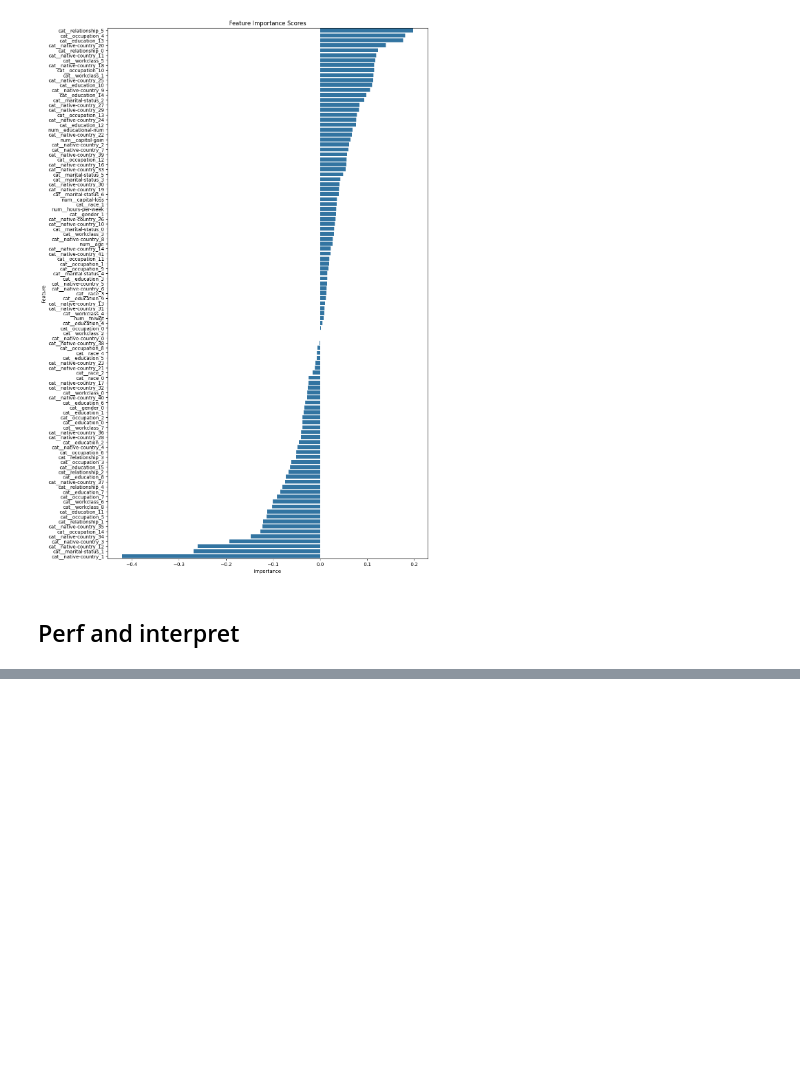
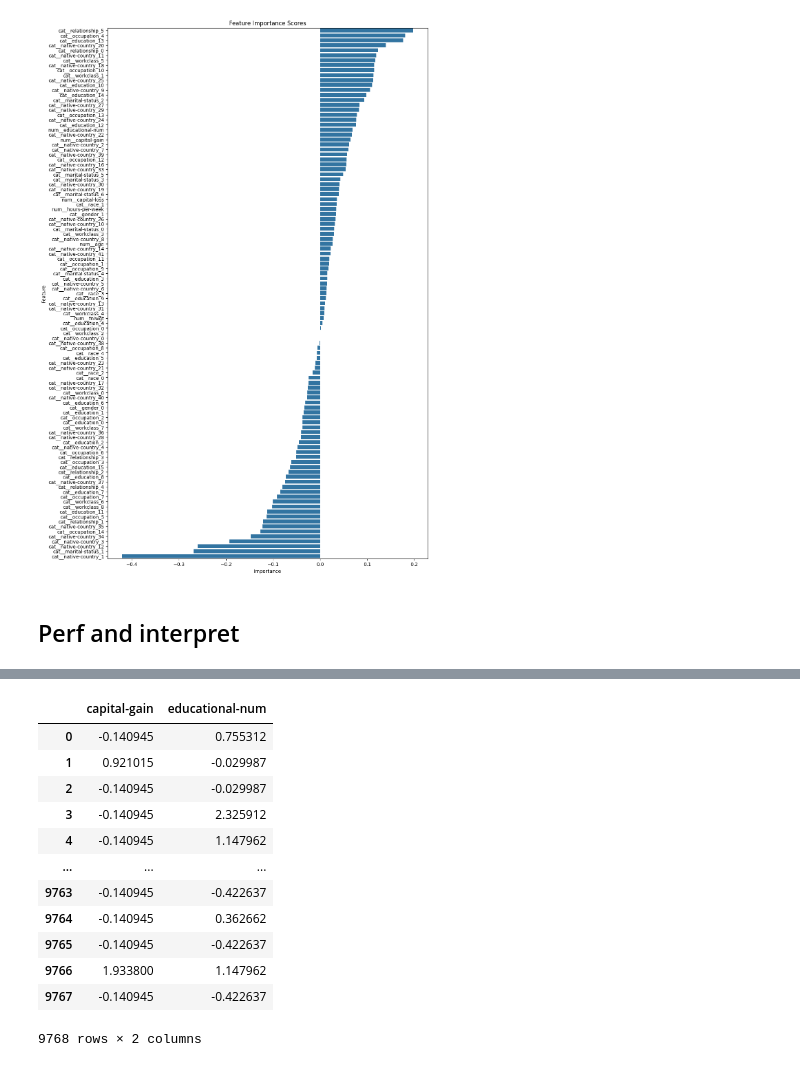
Before and after one commit to ConstanceGlly/Interpretability_and_Fairness_Income, a Jupyter notebook: Notebooks/Models.ipynb, the cells around one changed output, grey strips where cells are left out. Cells and saved outputs as stored; diff of their text form; code cells hidden in the pictures; blank space fills up the shorter version.

```diff
--- a/Notebooks/Models.ipynb
+++ b/Notebooks/Models.ipynb
@@ -725,0 +614,16 @@ f1_score(y_pred,y)
+# %%
+X_viz_scaled
+# %% [output]
+|  | capital-gain | educational-num |
+| 0 | -0.140945 | 0.755312 |
+| 1 | 0.921015 | -0.029987 |
+| 2 | -0.140945 | -0.029987 |
+| 3 | -0.140945 | 2.325912 |
+| 4 | -0.140945 | 1.147962 |
+| ... | ... | ... |
+| 9763 | -0.140945 | -0.422637 |
+| 9764 | -0.140945 | 0.362662 |
+| 9765 | -0.140945 | -0.422637 |
+| 9766 | 1.933800 | 1.147962 |
+| 9767 | -0.140945 | -0.422637 |
+9768 rows × 2 columns
```
Also changed, not shown: parts of 12 cells of this notebook.
